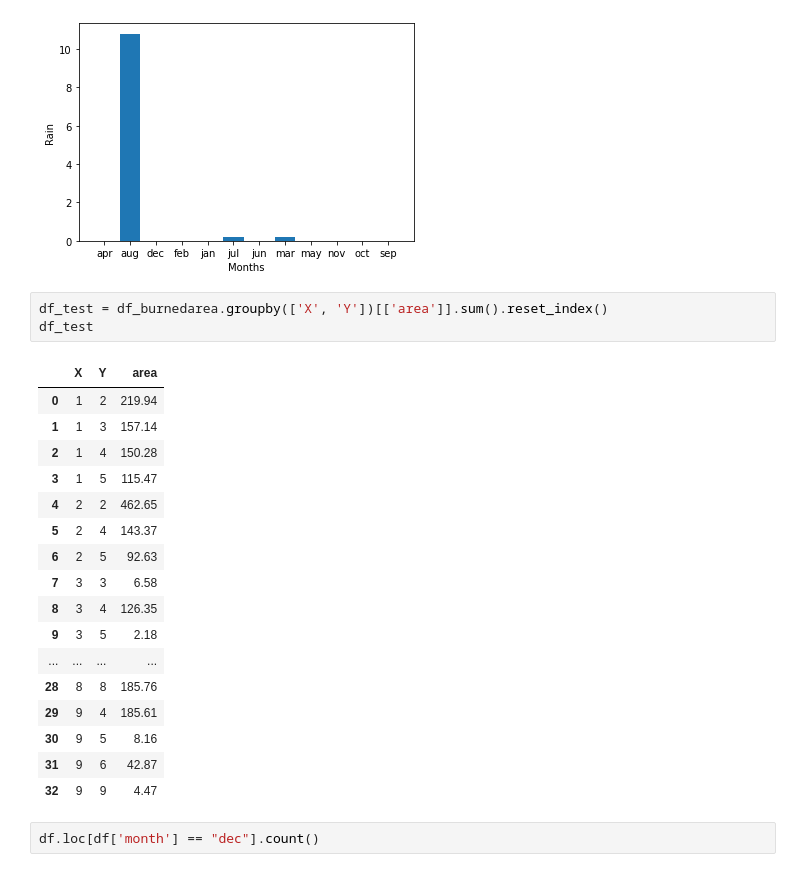
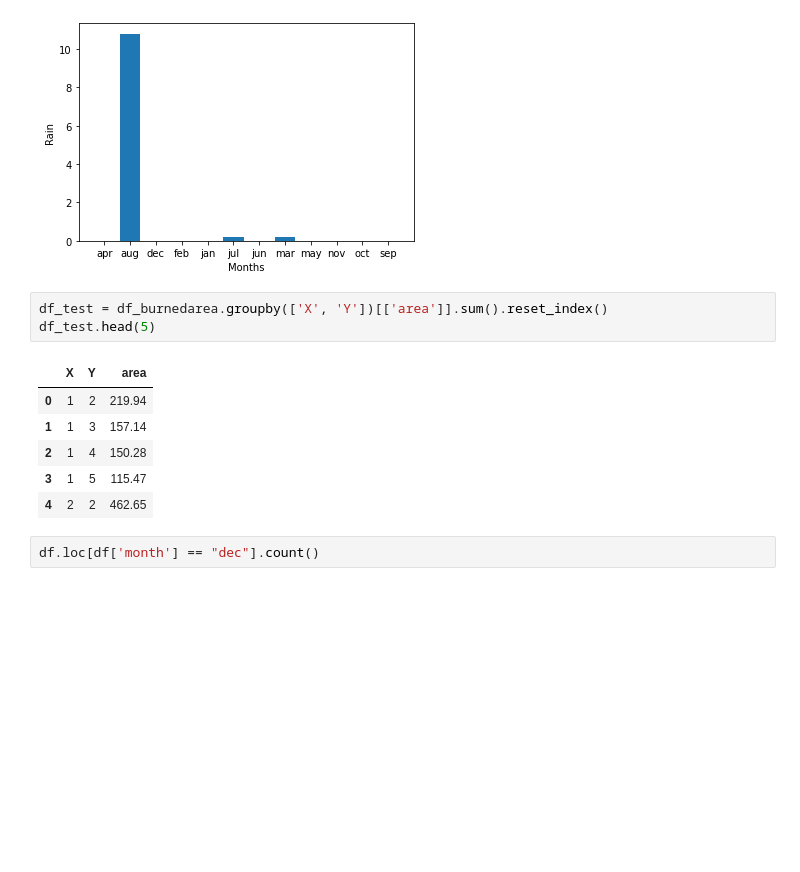
Before and after one commit to luizsdias/ai-dv-dp-ica, a Jupyter notebook: LuizDias_AI_DV_DP_ICA_inPython.ipynb, the cells around one changed output. Drawn from its saved outputs; the diff is of its cells as text; blank space fills up the shorter version.

```diff
--- a/LuizDias_AI_DV_DP_ICA_inPython.ipynb
+++ b/LuizDias_AI_DV_DP_ICA_inPython.ipynb
@@ -236,25 +236,14 @@ plt.show()
 [figure]
 # %%
 df_test = df_burnedarea.groupby(['X', 'Y'])[['area']].sum().reset_index()
-df_test
+df_test.head(5)
 # %% [output]
 |  | X | Y | area |
 | 0 | 1 | 2 | 219.94 |
 | 1 | 1 | 3 | 157.14 |
 | 2 | 1 | 4 | 150.28 |
 | 3 | 1 | 5 | 115.47 |
 | 4 | 2 | 2 | 462.65 |
-| 5 | 2 | 4 | 143.37 |
-| 6 | 2 | 5 | 92.63 |
-| 7 | 3 | 3 | 6.58 |
-| 8 | 3 | 4 | 126.35 |
-| 9 | 3 | 5 | 2.18 |
-| ... | ... | ... | ... |
-| 28 | 8 | 8 | 185.76 |
-| 29 | 9 | 4 | 185.61 |
-| 30 | 9 | 5 | 8.16 |
-| 31 | 9 | 6 | 42.87 |
-| 32 | 9 | 9 | 4.47 |
 # %%
 df.loc[df['month'] == "dec"].count()
 # %% [output]
```
Also changed, not shown: parts of 2 cells of this notebook.
